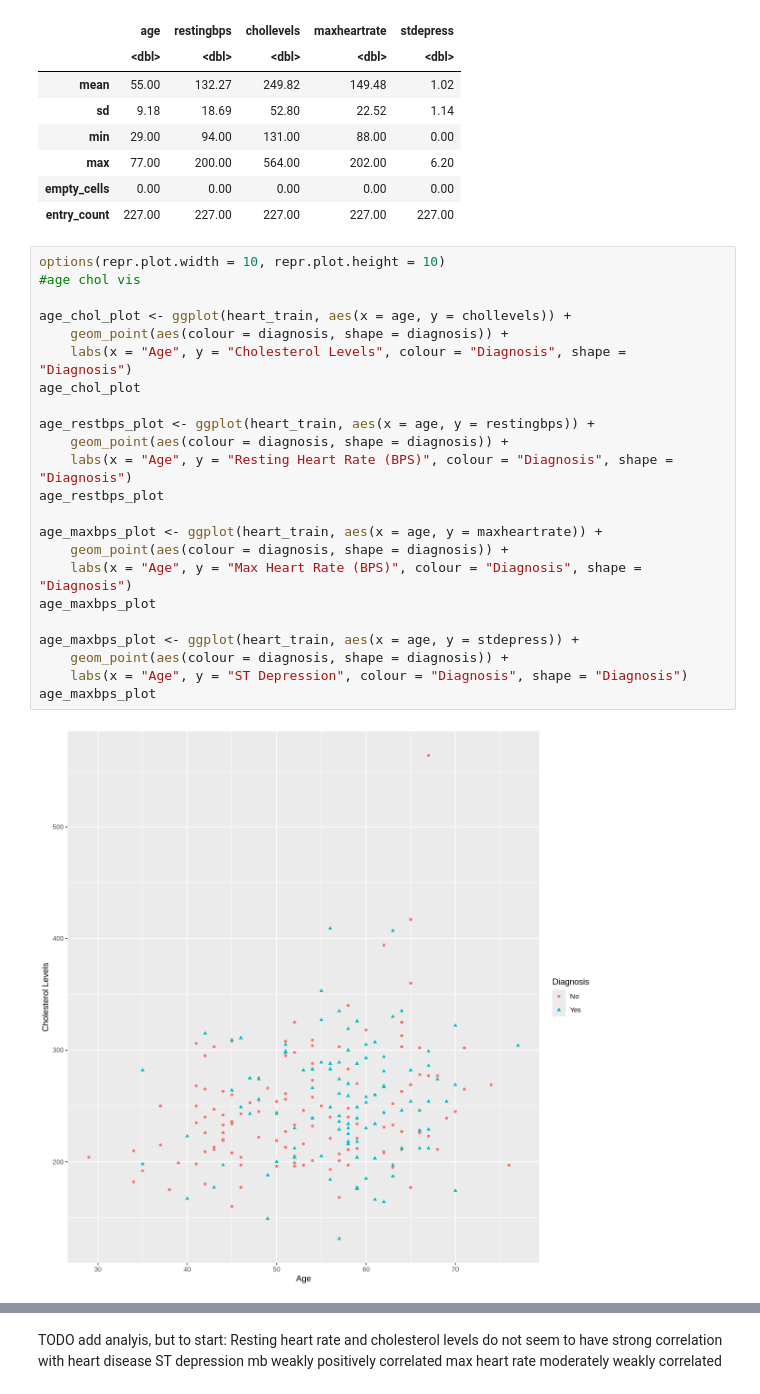
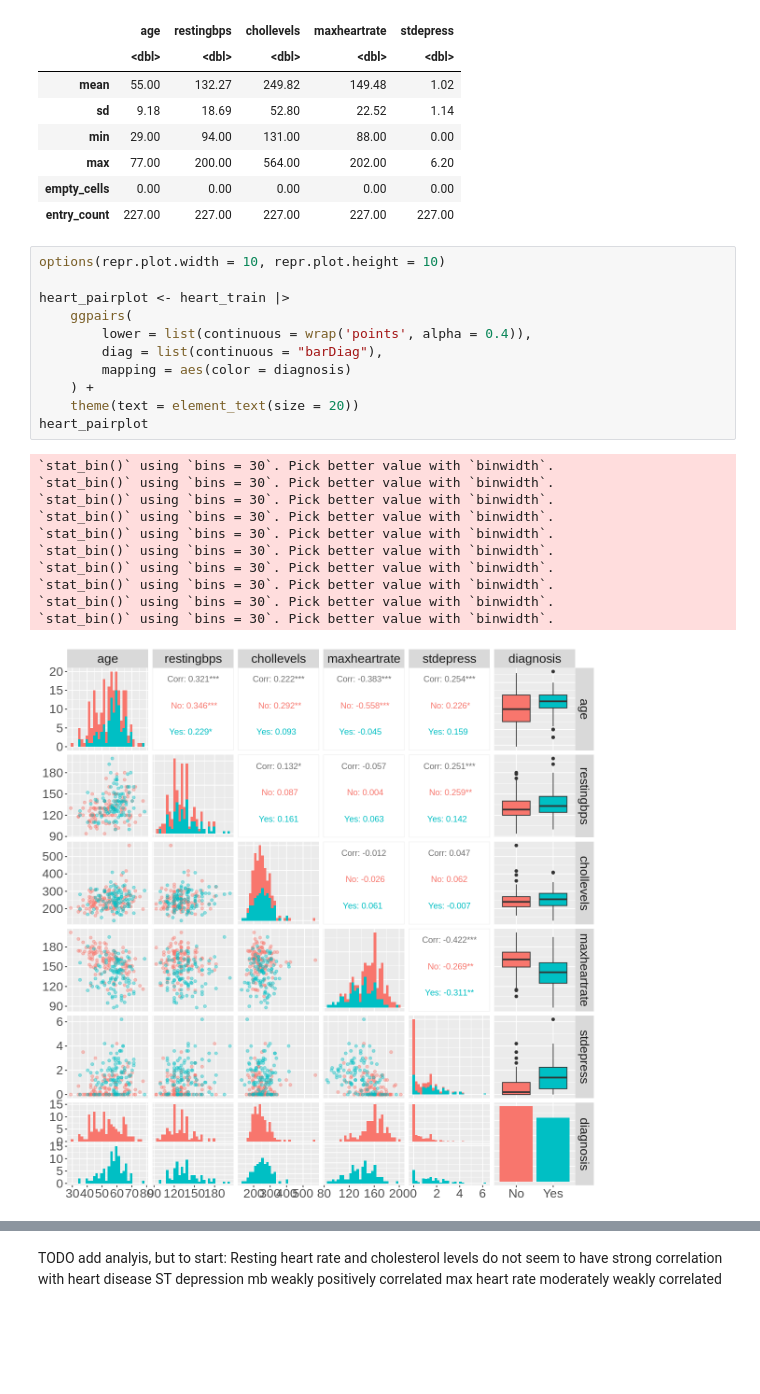
Before and after one commit to rjarvi/dsci_100_group_21, a Jupyter notebook: Group Report.ipynb, the cells around one changed output, grey strips where cells are left out. Cells and saved outputs as stored; diff of their text form; blank space fills up the shorter version.

Commit message:
Added ggpairs and cleaned

```diff
--- a/Group Report.ipynb
+++ b/Group Report.ipynb
@@ -72,26 +55,24 @@ A data.frame: 6 × 5
 | entry_count | 227.00 | 227.00 | 227.00 | 227.00 | 227.00 |
 # %%
 options(repr.plot.width = 10, repr.plot.height = 10)
-#age chol vis
 
-age_chol_plot <- ggplot(heart_train, aes(x = age, y = chollevels)) +
-    geom_point(aes(colour = diagnosis, shape = diagnosis)) +
-    labs(x = "Age", y = "Cholesterol Levels", colour = "Diagnosis", shape = "Diagnosis")
-age_chol_plot
-
-age_restbps_plot <- ggplot(heart_train, aes(x = age, y = restingbps)) +
-    geom_point(aes(colour = diagnosis, shape = diagnosis)) +
-    labs(x = "Age", y = "Resting Heart Rate (BPS)", colour = "Diagnosis", shape = "Diagnosis")
-age_restbps_plot
-
-age_maxbps_plot <- ggplot(heart_train, aes(x = age, y = maxheartrate)) +
-    geom_point(aes(colour = diagnosis, shape = diagnosis)) +
-    labs(x = "Age", y = "Max Heart Rate (BPS)", colour = "Diagnosis", shape = "Diagnosis")
-age_maxbps_plot
-
-age_maxbps_plot <- ggplot(heart_train, aes(x = age, y = stdepress)) +
-    geom_point(aes(colour = diagnosis, shape = diagnosis)) +
-    labs(x = "Age", y = "ST Depression", colour = "Diagnosis", shape = "Diagnosis")
-age_maxbps_plot
+heart_pairplot <- heart_train |>
+    ggpairs(
+        lower = list(continuous = wrap('points', alpha = 0.4)),
+        diag = list(continuous = "barDiag"),
+        mapping = aes(color = diagnosis)
+    ) +
+    theme(text = element_text(size = 20))
+heart_pairplot
 # %% [output]
+`stat_bin()` using `bins = 30`. Pick better value with `binwidth`.
+`stat_bin()` using `bins = 30`. Pick better value with `binwidth`.
+`stat_bin()` using `bins = 30`. Pick better value with `binwidth`.
+`stat_bin()` using `bins = 30`. Pick better value with `binwidth`.
+`stat_bin()` using `bins = 30`. Pick better value with `binwidth`.
+`stat_bin()` using `bins = 30`. Pick better value with `binwidth`.
+`stat_bin()` using `bins = 30`. Pick better value with `binwidth`.
+`stat_bin()` using `bins = 30`. Pick better value with `binwidth`.
+`stat_bin()` using `bins = 30`. Pick better value with `binwidth`.
+`stat_bin()` using `bins = 30`. Pick better value with `binwidth`.
-[figure, old version]
+[figure, new version]
```
Also changed, not shown: parts of 9 cells of this notebook.
